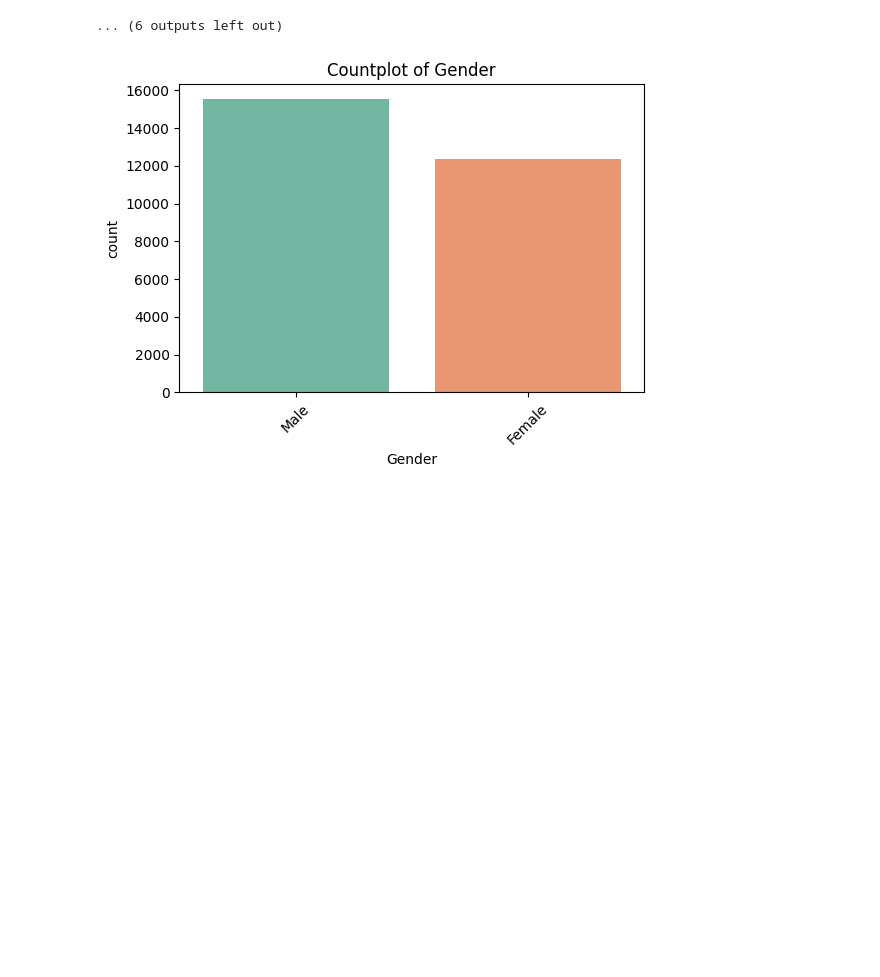
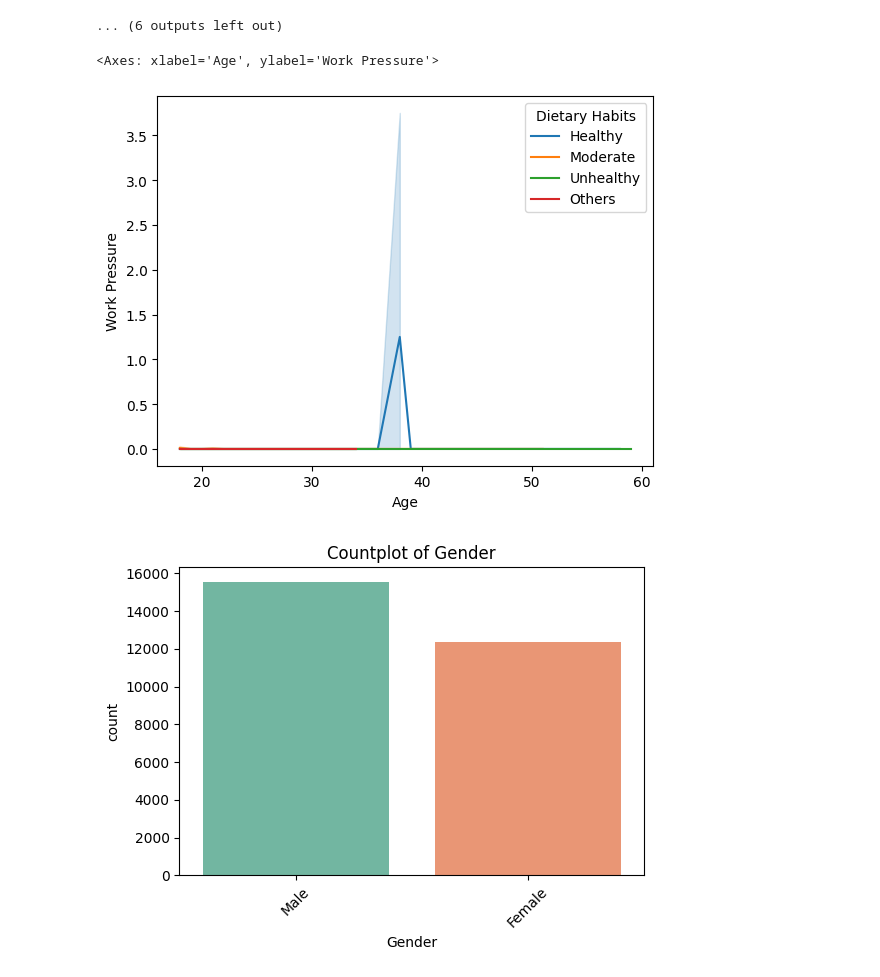
Before and after one commit to sumeet-016/Students-Depression-Project, a Jupyter notebook: EDA.ipynb, the cells around one changed output. Cells and saved outputs as stored; diff of their text form; code cells hidden in the pictures; blank space fills up the shorter version.

Commit message:
Dropped column and added graphs

```diff
--- a/EDA.ipynb
+++ b/EDA.ipynb
@@ -106,7 +106,7 @@ for col in data.columns:
     else:
         data[col] = data[col].fillna(data[col].median())
 # %%
-data = data.drop('id', axis=1)
+data = data.drop(columns=['id', 'Work Pressure'], axis=1)
 # %%
 numeric_cols = data.select_dtypes(include=['int64', 'float64']).columns.tolist()
 categorical_cols = data.select_dtypes(include=['object']).columns.tolist()
@@ -137,6 +137,11 @@ for col in numeric_cols:
 [figure]
 [figure]
 ... (6 outputs left out)
+# %%
+sns.lineplot(data=data, x='Age', y='Work Pressure', hue='Dietary Habits')
+# %% [output]
+<Axes: xlabel='Age', ylabel='Work Pressure'>
+[figure, added]
 # %%
 for col in categorical_cols:
     plt.figure(figsize=(6,4))
```
